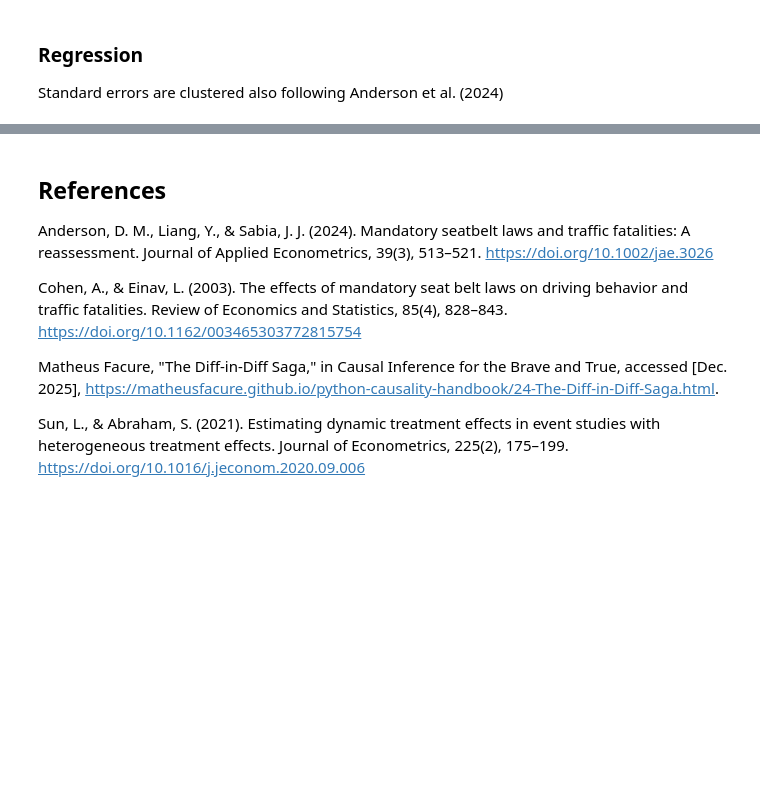
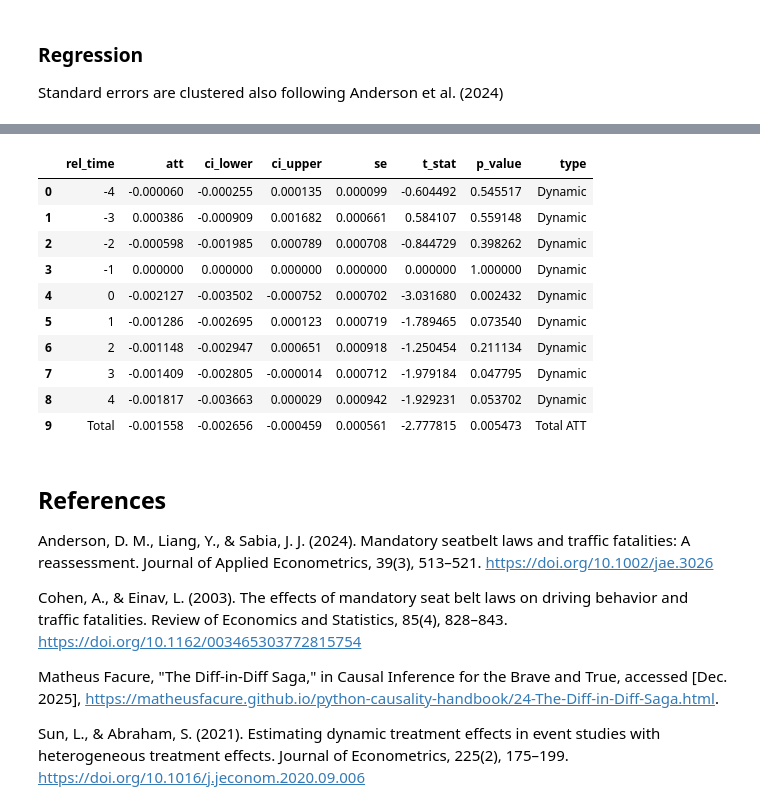
Before and after one commit to alenmat/anderson-liang-sabia-2024-replication, a Jupyter notebook: main.ipynb, the cells around one changed output, grey strips where cells are left out. Saved outputs shown, nothing was run; the diff lists cells and outputs as text; code cells hidden in the pictures; blank space fills up the shorter version.

```diff
--- a/main.ipynb
+++ b/main.ipynb
@@ -106,0 +174,39 @@ model = smf.ols(formula, data=df_reg).fit(
+# %%
+# Total ATT Calculation (we divide by number of post treatment periods)
+
+post_periods = [0, 1, 2, 3, 4]
+num_periods = len(post_periods)
+
+total_weights = {name: 0.0 for name in model.params.index}
+
+for t in post_periods:
+    coef_names = [v for v in interaction_vars if v.endswith(f'_T{t}'.replace("-", "m"))]
+
+    for c_name in coef_names:
+        c_year = int(c_name.split('_')[1].replace('C', ''))
+
+        cohort_weight = df_reg[df_reg['cohort_year'] == c_year]['fips'].nunique()
+
+        total_weights[c_name] = (cohort_weight / total_treated_units) / num_periods
+
+
+total_test = model.t_test(pd.Series(total_weights))
+
+t_att = total_test.effect[0]
+t_ci = total_test.conf_int(alpha=0.05)
+t_p_val = total_test.pvalue.item() if hasattr(total_test.pvalue, 'item') else total_test.pvalue
+t_se = total_test.sd[0][0] if hasattr(total_test.sd, 'ndim') and total_test.sd.ndim > 1 else total_test.sd[0]
+
+results.append({
+    'rel_time': 'Total',
+    'att': t_att,
+    'ci_lower': t_ci[0][0],
+    'ci_upper': t_ci[0][1],
+    'se': t_se,
+    't_stat': total_test.tvalue.item() if hasattr(total_test.tvalue, 'item') else total_test.tvalue,
+    'p_value': t_p_val,
+    'type':'Total ATT'
+
+})
+
+results_df = pd.DataFrame(results)
@@ -107,3 +244,17 @@ model = smf.ols(formula, data=df_reg).fit(
+# %%
+results_df
+# %% [output]
+|  | rel_time | att | ci_lower | ci_upper | se | t_stat | p_value | type |
+| 0 | -4 | -0.000060 | -0.000255 | 0.000135 | 0.000099 | -0.604492 | 0.545517 | Dynamic |
+| 1 | -3 | 0.000386 | -0.000909 | 0.001682 | 0.000661 | 0.584107 | 0.559148 | Dynamic |
+| 2 | -2 | -0.000598 | -0.001985 | 0.000789 | 0.000708 | -0.844729 | 0.398262 | Dynamic |
+| 3 | -1 | 0.000000 | 0.000000 | 0.000000 | 0.000000 | 0.000000 | 1.000000 | Dynamic |
+| 4 | 0 | -0.002127 | -0.003502 | -0.000752 | 0.000702 | -3.031680 | 0.002432 | Dynamic |
+| 5 | 1 | -0.001286 | -0.002695 | 0.000123 | 0.000719 | -1.789465 | 0.073540 | Dynamic |
+| 6 | 2 | -0.001148 | -0.002947 | 0.000651 | 0.000918 | -1.250454 | 0.211134 | Dynamic |
+| 7 | 3 | -0.001409 | -0.002805 | -0.000014 | 0.000712 | -1.979184 | 0.047795 | Dynamic |
+| 8 | 4 | -0.001817 | -0.003663 | 0.000029 | 0.000942 | -1.929231 | 0.053702 | Dynamic |
+| 9 | Total | -0.001558 | -0.002656 | -0.000459 | 0.000561 | -2.777815 | 0.005473 | Total ATT |
 # %% [markdown]
 ## References
 
```
Also changed, not shown: parts of 5 cells of this notebook, 2 other files.
